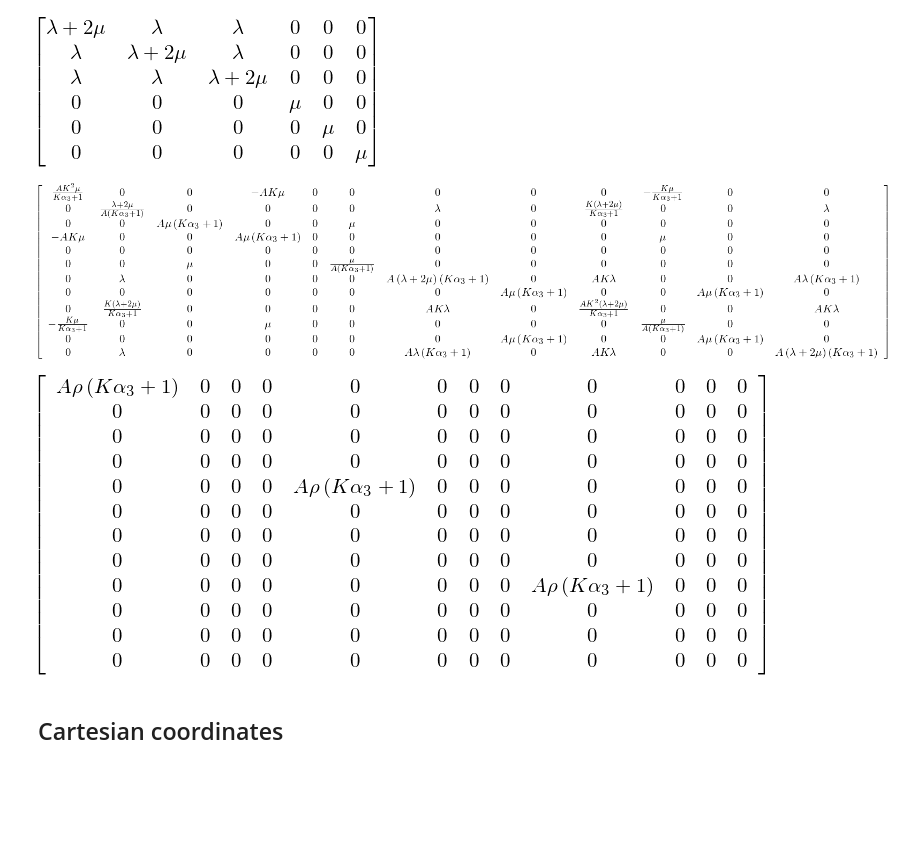
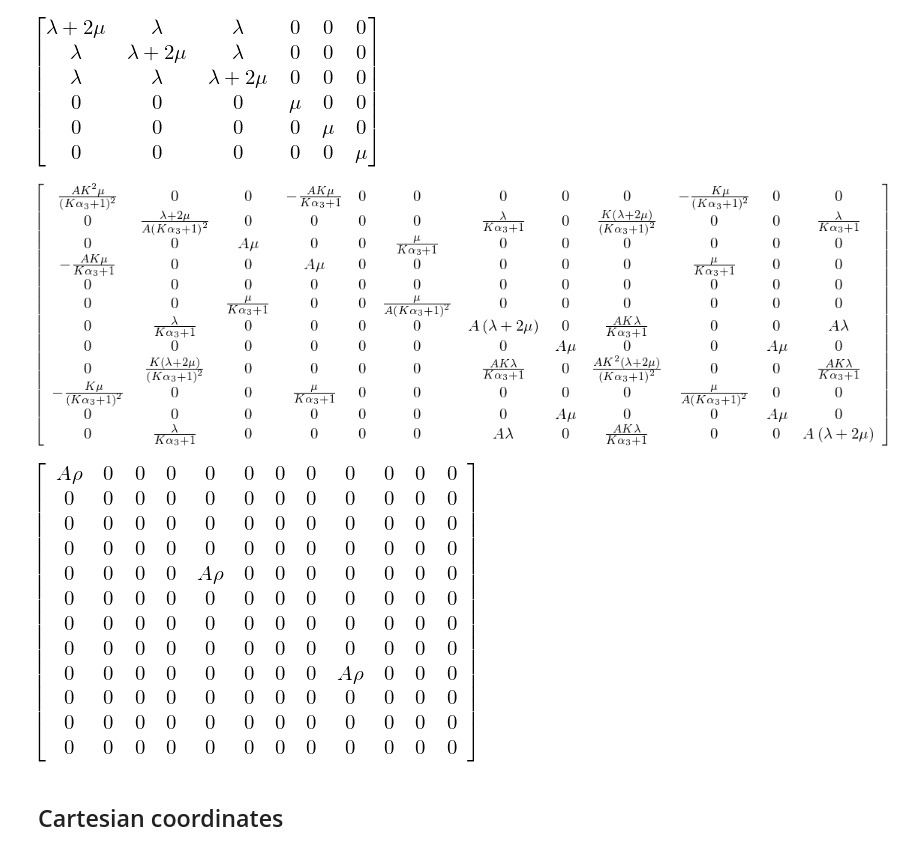
Before and after one commit to tarashor/vibrations, a Jupyter notebook: py/notebooks/LinearSol2DFEM.ipynb, the cells around one changed output. Cells and saved outputs as stored; diff of their text form; code cells hidden in the pictures; blank space fills up the shorter version.

```diff
--- a/py/notebooks/LinearSol2DFEM.ipynb
+++ b/py/notebooks/LinearSol2DFEM.ipynb
@@ -57,16 +57,16 @@ C
 # %% [output]
 [figure]
 # %%
-S=B.T*E.T*C*E*B*A*(1+alpha3*K)
+S=B.T*E.T*C*E*B*A#*(1+alpha3*K)
 S
 # %% [output]
-[figure, old version]
+[figure, new version]
 # %%
 M=Matrix([[rho, 0, 0, 0, 0, 0, 0, 0, 0, 0, 0, 0], [0, 0, 0, 0, 0, 0, 0, 0, 0, 0, 0, 0], [0, 0, 0, 0, 0, 0, 0, 0, 0, 0, 0, 0], [0, 0, 0, 0, 0, 0, 0, 0, 0, 0, 0, 0], [0, 0, 0, 0, rho, 0, 0, 0, 0, 0, 0, 0], [0, 0, 0, 0, 0, 0, 0, 0, 0, 0, 0, 0], [0, 0, 0, 0, 0, 0, 0, 0, 0, 0, 0, 0], [0, 0, 0, 0, 0, 0, 0, 0, 0, 0, 0, 0], [0, 0, 0, 0, 0, 0, 0, 0, rho, 0, 0, 0], [0, 0, 0, 0, 0, 0, 0, 0, 0, 0, 0, 0], [0, 0, 0, 0, 0, 0, 0, 0, 0, 0, 0, 0], [0, 0, 0, 0, 0, 0, 0, 0, 0, 0, 0, 0]])
-M=M*A*(1+alpha3*K)
+M=M*A#*(1+alpha3*K)
 M
 # %% [output]
-[figure, old version]
+[figure, new version]
 # %% [markdown]
 ## Cartesian coordinates
 # %%
```
Also changed, not shown: parts of 2 cells of this notebook, 9 other files.
